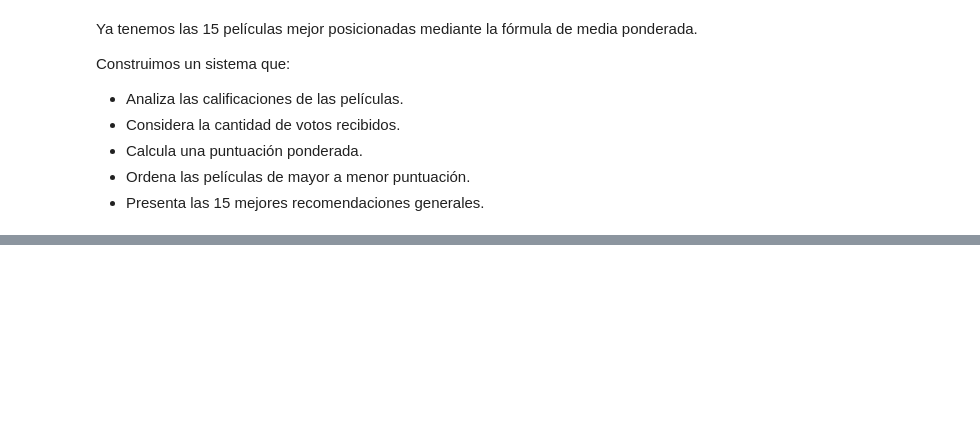
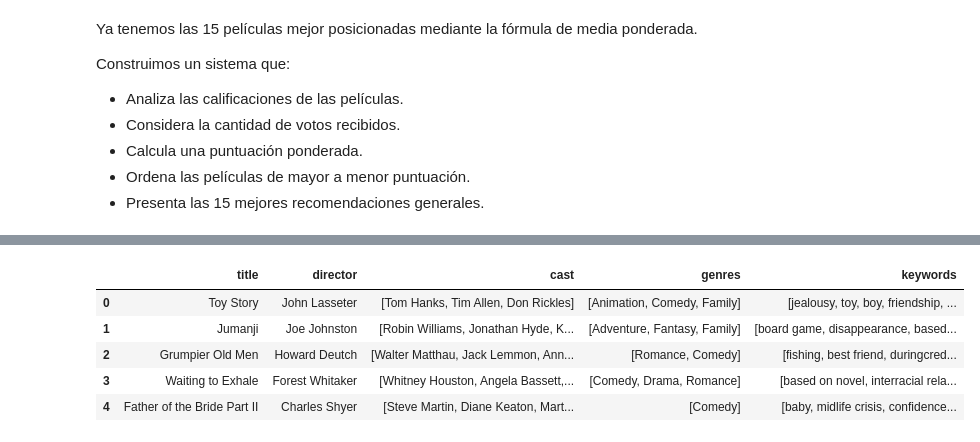
Before and after one commit to carlos2509029-ship-it/Unidad-VI-Sistemas-Recomendadores, a Jupyter notebook: recomendadores_simples.ipynb, the cells around one changed output, grey strips where cells are left out. Saved outputs shown, nothing was run; the diff lists cells and outputs as text; code cells hidden in the pictures; blank space fills up the shorter version.

```diff
--- a/recomendadores_simples.ipynb
+++ b/recomendadores_simples.ipynb
@@ -129,0 +304,4 @@ Construimos un sistema que:
+# %%
+df['cast'] = df['cast'].apply(get_top3)
+
+df['cast'].head()
@@ -129,0 +315,14 @@ Construimos un sistema que:
+# %%
+# Obtener el nombre del director
+
+def get_director(x):
+    for i in x:
+        if i['job'] == 'Director':
+            return i['name']
+    return np.nan
+# %%
+# Extraer directores de las películas
+
+df['director'] = df['crew'].apply(get_director)
+
+df[['title', 'director']].head(10)
@@ -129,0 +341,8 @@ Construimos un sistema que:
+# %%
+# Extraer nombres de géneros y palabras clave
+
+df['genres'] = df['genres'].apply(get_list)
+
+df['keywords'] = df['keywords'].apply(get_list)
+
+df[['title', 'genres', 'keywords']].head(5)
@@ -129,0 +356,9 @@ Construimos un sistema que:
+# %%
+df[['title', 'director', 'cast', 'genres', 'keywords']].head(5)
+# %% [output]
+|  | title | director | cast | genres | keywords |
+| 0 | Toy Story | John Lasseter | [Tom Hanks, Tim Allen, Don Rickles] | [Animation, Comedy, Family] | [jealousy, toy, boy, friendship, ... |
+| 1 | Jumanji | Joe Johnston | [Robin Williams, Jonathan Hyde, K... | [Adventure, Fantasy, Family] | [board game, disappearance, based... |
+| 2 | Grumpier Old Men | Howard Deutch | [Walter Matthau, Jack Lemmon, Ann... | [Romance, Comedy] | [fishing, best friend, duringcred... |
+| 3 | Waiting to Exhale | Forest Whitaker | [Whitney Houston, Angela Bassett,... | [Comedy, Drama, Romance] | [based on novel, interracial rela... |
+| 4 | Father of the Bride Part II | Charles Shyer | [Steve Martin, Diane Keaton, Mart... | [Comedy] | [baby, midlife crisis, confidence... |
```
Also changed, not shown: parts of 36 cells of this notebook, 3 other files.
